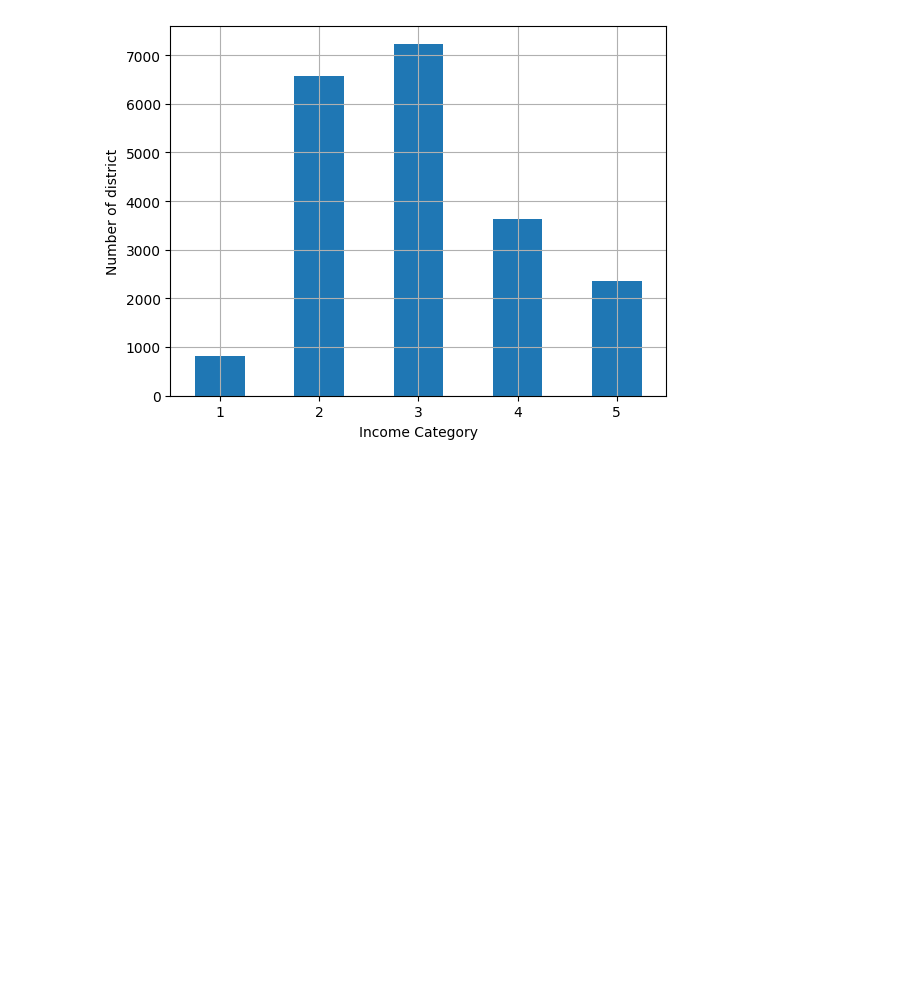
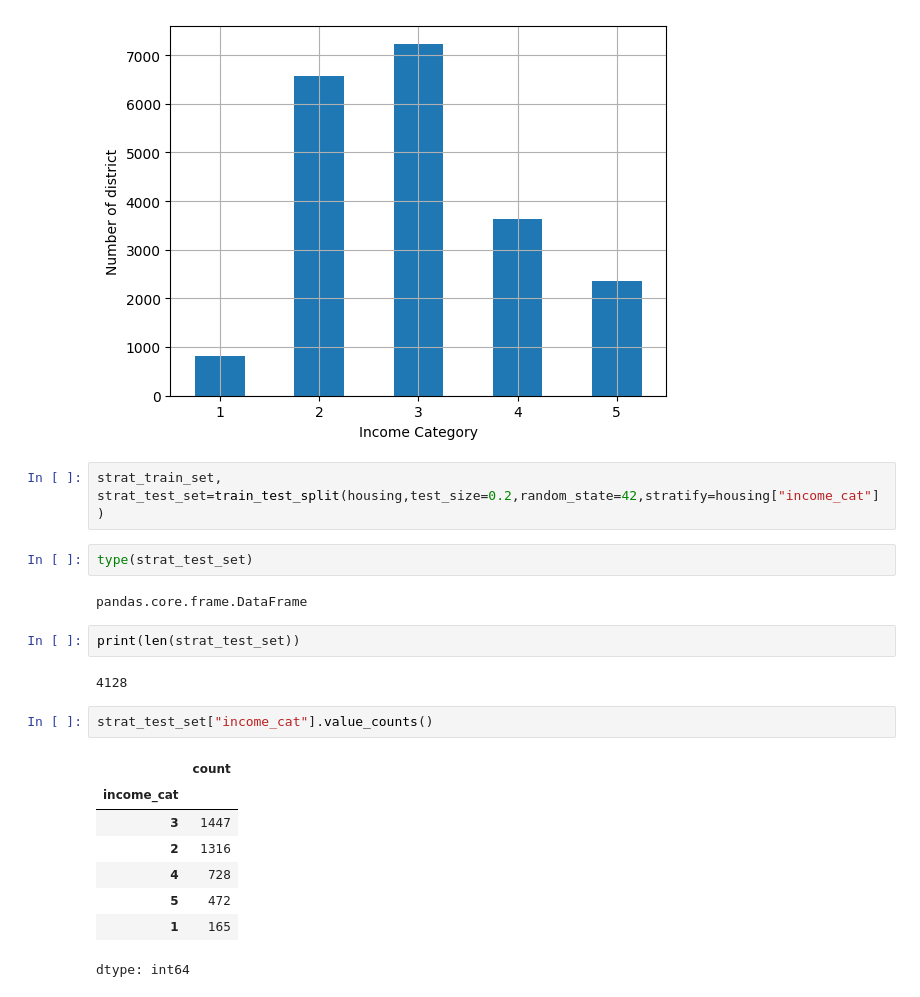
Before and after one commit to parthkar72/Lab2.1, a Jupyter notebook: MachineLearning_Chapter2_EndToEndProject.ipynb, the cells around one changed output. Saved outputs shown, nothing was run; the diff lists cells and outputs as text; blank space fills up the shorter version.

```diff
--- a/MachineLearning_Chapter2_EndToEndProject.ipynb
+++ b/MachineLearning_Chapter2_EndToEndProject.ipynb
@@ -80,3 +80,24 @@ plt.ylabel("Number of district")
 plt.show()
 # %% [output]
 [figure]
+# %%
+strat_train_set, strat_test_set=train_test_split(housing,test_size=0.2,random_state=42,stratify=housing["income_cat"])
+# %%
+type(strat_test_set)
+# %% [output]
+pandas.core.frame.DataFrame
+# %%
+print(len(strat_test_set))
+# %% [output]
+4128
+# %%
+strat_test_set["income_cat"].value_counts()
+# %% [output]
+|  | count |
+| income_cat |  |
+| 3 | 1447 |
+| 2 | 1316 |
+| 4 | 728 |
+| 5 | 472 |
+| 1 | 165 |
+dtype: int64
```
Also changed, not shown: parts of 6 cells of this notebook.
